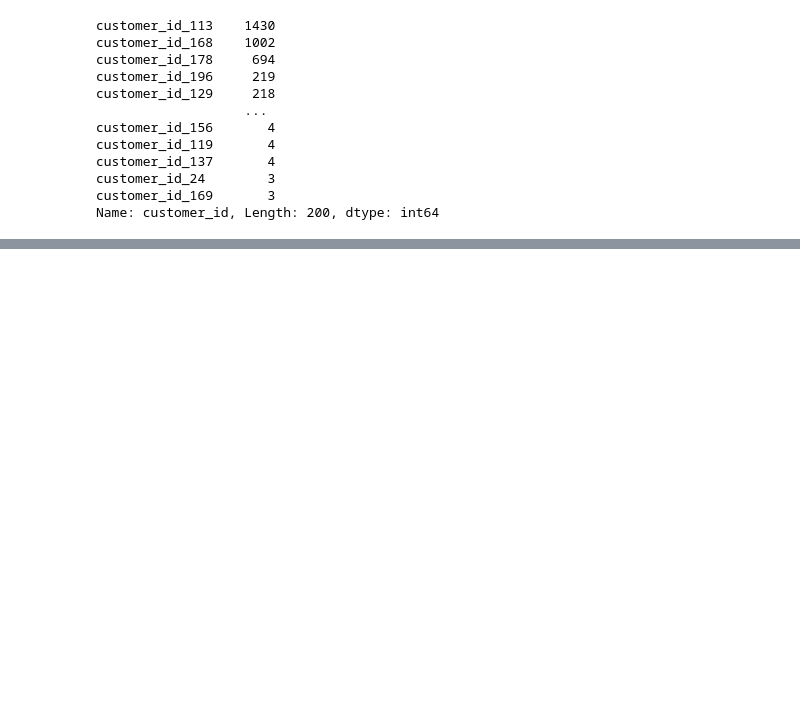
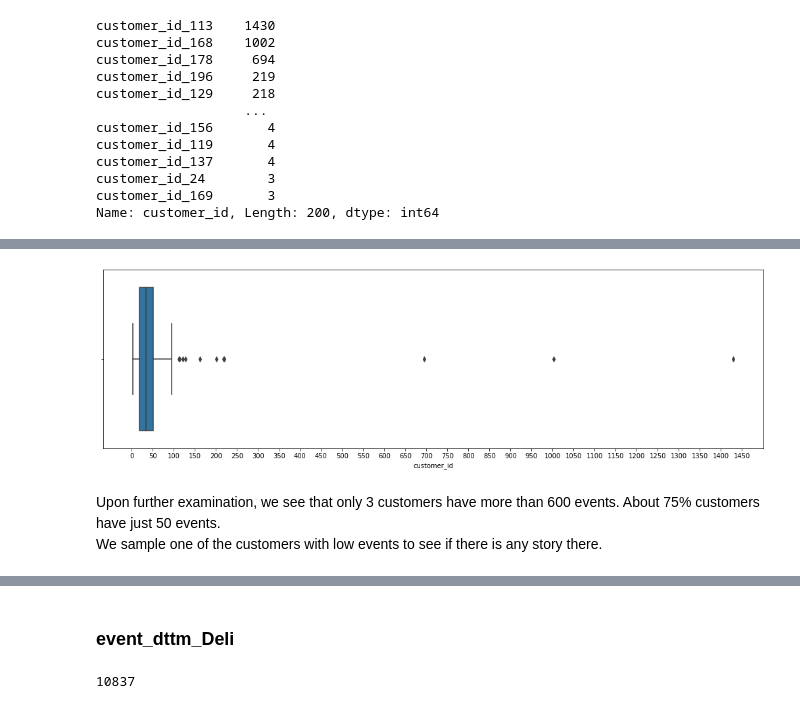
Before and after one commit to Kenrich005/ISB_Datathon_23, a Jupyter notebook: Datathon_ISB_2023_v2.ipynb, the cells around one changed output, grey strips where cells are left out. Saved outputs shown, nothing was run; the diff lists cells and outputs as text; code cells hidden in the pictures; blank space fills up the shorter version.

```diff
--- a/Datathon_ISB_2023_v2.ipynb
+++ b/Datathon_ISB_2023_v2.ipynb
@@ -92,3 +99,12 @@ Name: customer_id, Length: 200, dtype: int64
+# %%
+plt.figure(figsize=(18,5))
+sns.boxplot(x=df.customer_id.value_counts())
+plt.xticks(np.arange(0,1500,50));
+# %% [output]
+[figure, added]
+# %% [markdown]
+Upon further examination, we see that only 3 customers have more than 600 events. About 75% customers have just 50 events.
+We sample one of the customers with low events to see if there is any story there.
 # %%
 df[df.customer_id=="customer_id_119"]
 # %% [output]
@@ -98,3 +114,10 @@ df[df.customer_id=="customer_id_119"]
 | 5994 | customer_id_119 | 2022-10-19 15:29:13 | PAYMENT | POS_PURCHASE | Purchase | 200.60 | ... |
 | 5995 | customer_id_119 | 2022-10-20 16:18:08 | PAYMENT | POS_PURCHASE | Purchase | 376.42 | ... |
 4 rows × 21 columns
+# %% [markdown]
+### **event_dttm_Deli**
+# %%
+# Number of unique event_dttm_Deli
+df.event_dttm_Deli.nunique()
+# %% [output]
+10837
```
Also changed, not shown: parts of 15 cells of this notebook.
